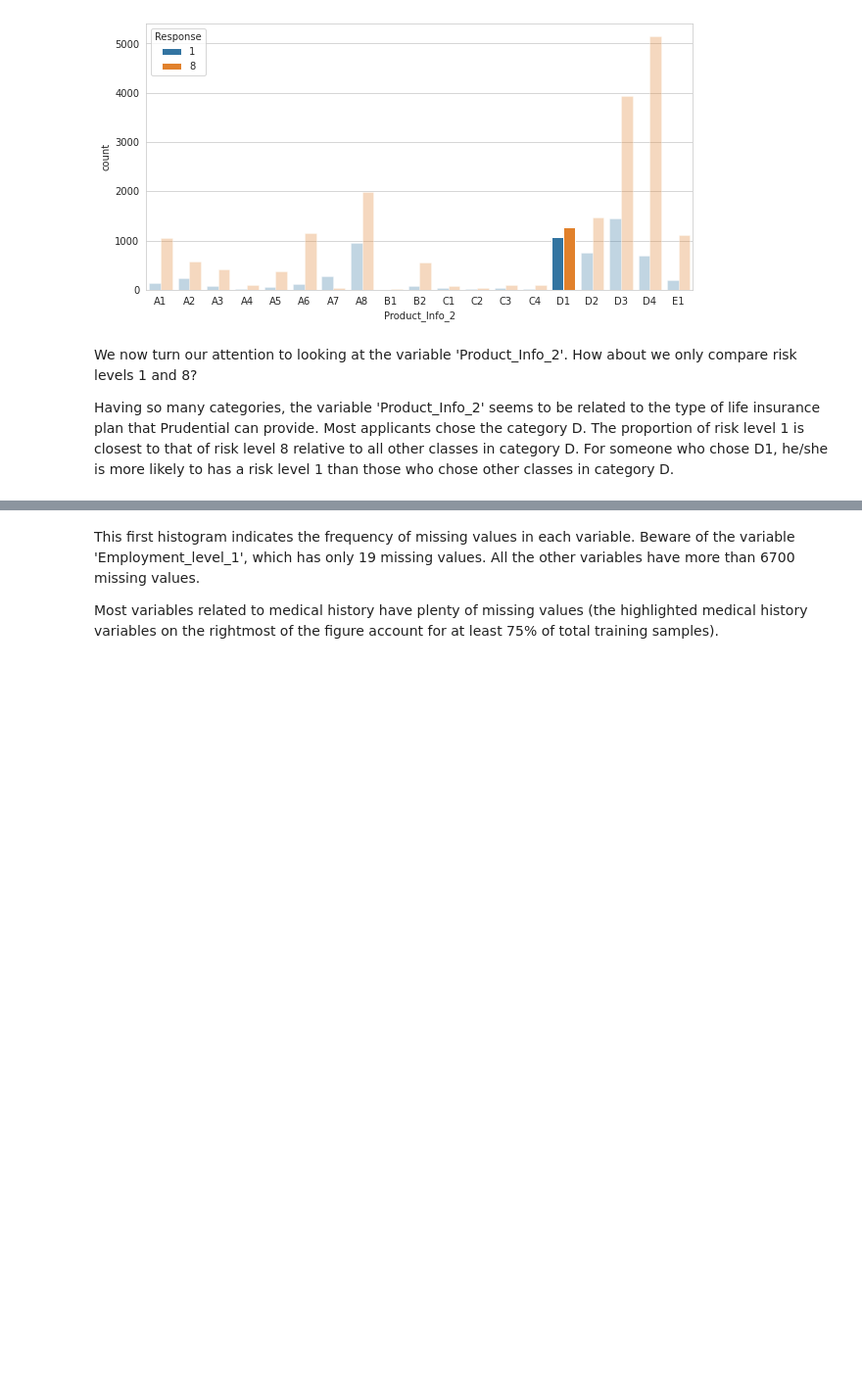
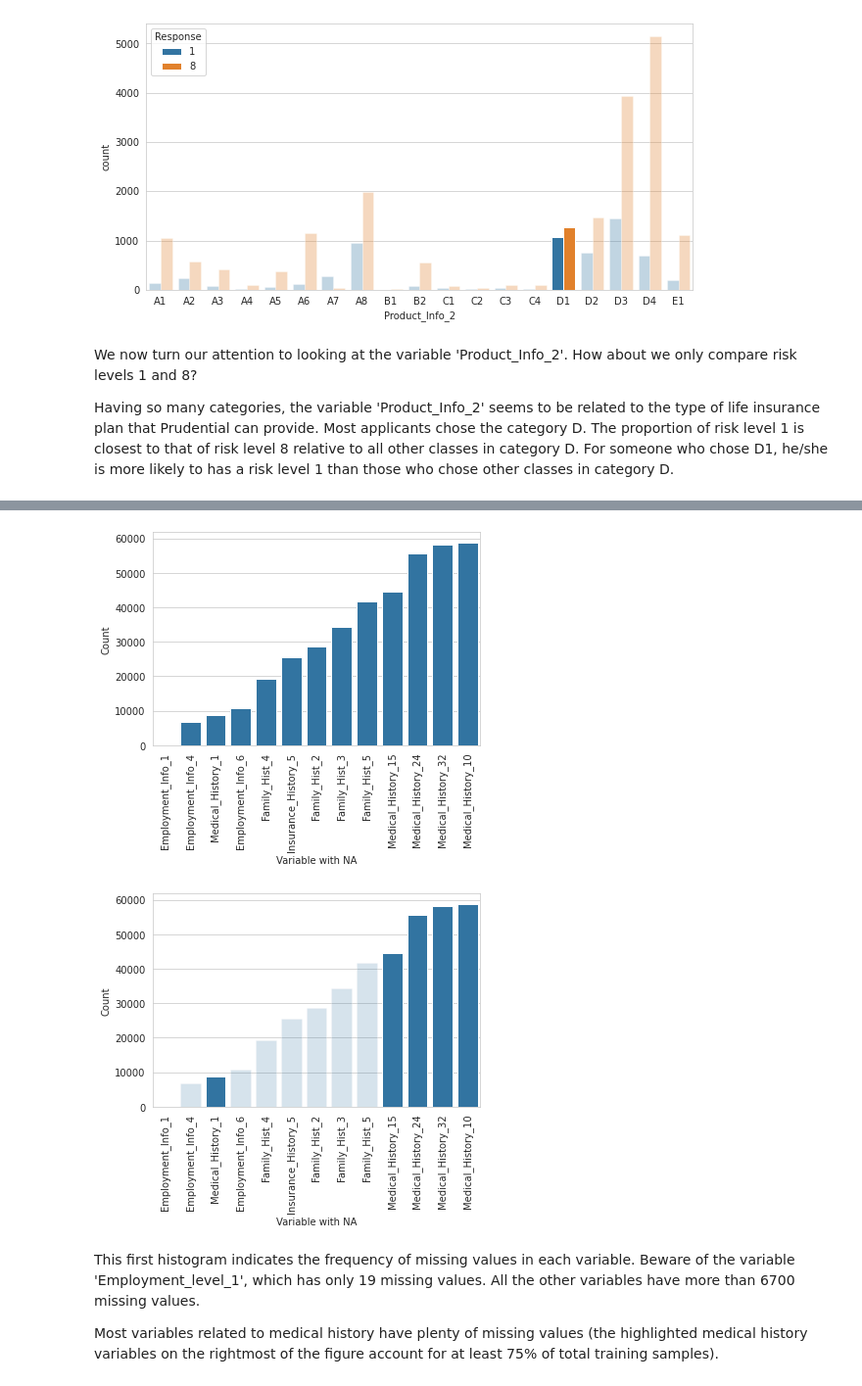
Before and after one commit to m2ng/hangseng-case, a Jupyter notebook: nb/analysis.ipynb, the cells around one changed output, grey strips where cells are left out. Shown: that part at 98% size. Cells and saved outputs as stored; diff of their text form; code cells hidden in the pictures; blank space fills up the shorter version.

```diff
--- a/nb/analysis.ipynb
+++ b/nb/analysis.ipynb
@@ -205,29 +198,36 @@ train_df[train_df.columns[np.where(train_df.isnull().sum(axis=0) > 0)]].isnull()
 # %%
 g = sns.barplot(
     data=train_df[train_df.columns[np.where(train_df.isnull().sum(axis=0) > 0)]].isnull().sum(axis=0).sort_values().to_frame().reset_index().rename(columns={"index": "Variable with NA", 0: "Count"}),
     x="Variable with NA",
     y="Count",
     color="C0"
 #     log=True
 )
 for tl in g.get_xticklabels():
     tl.set_rotation(90)
+
+g.get_figure().savefig("../figure/missing_dist_1.png", bbox_inches="tight", dpi=120)
 plt.show()
 
 g = sns.barplot(
     data=train_df[train_df.columns[np.where(train_df.isnull().sum(axis=0) > 0)]].isnull().sum(axis=0).sort_values().to_frame().reset_index().rename(columns={"index": "Variable with NA", 0: "Count"}),
     x="Variable with NA",
     y="Count",
     color="C0"
 #     log=True
 )
 for tl in g.get_xticklabels():
     tl.set_rotation(90)
 
 for i, bar in enumerate(g.get_children()[:9]):
-    if i != 5:
+    if i != 2:
         bar.set_alpha(.2)
+
+g.get_figure().savefig("../figure/missing_dist_2.png", bbox_inches="tight", dpi=120)
 plt.show()
+# %% [output]
+[figure, added]
+[figure, added]
 # %% [markdown]
 This first histogram indicates the frequency of missing values in each variable. Beware of the variable 'Employment_level_1', which has only 19 missing values. All the other variables have more than 6700 missing values.
 
```
Also changed, not shown: parts of 10 cells of this notebook.
